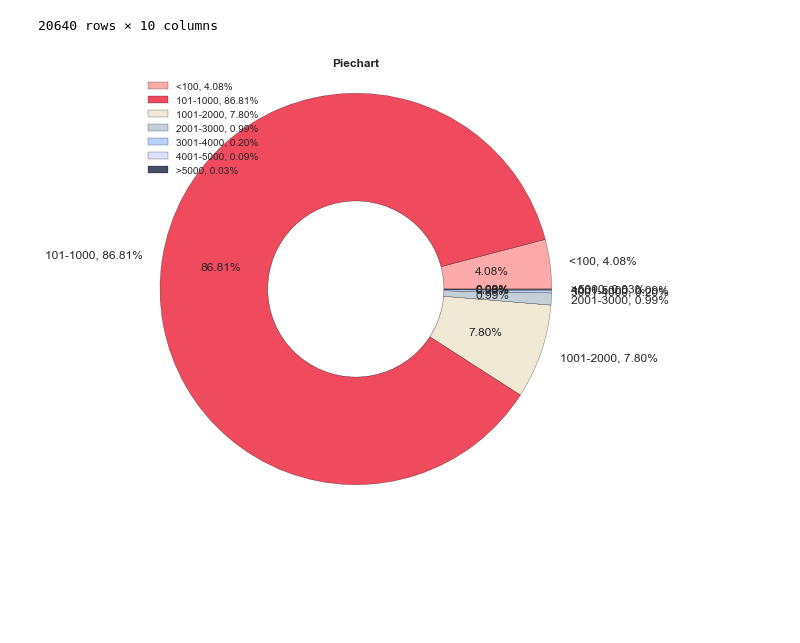
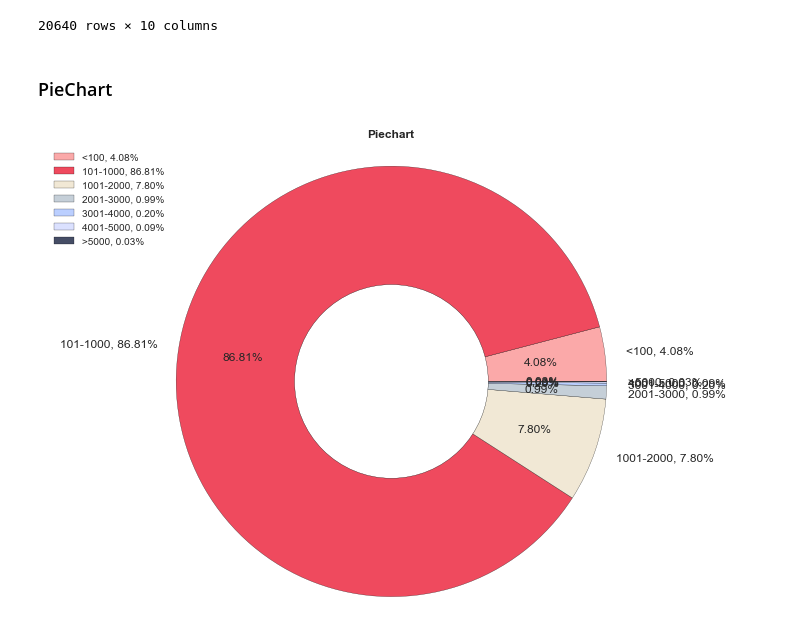
Before and after one commit to EmmanuelAjibokun/Housing-Price-Prediction, a Jupyter notebook: Housing Price with Data Visualization.ipynb, the cells around one changed output. Drawn from its saved outputs; the diff is of its cells as text; code cells hidden in the pictures; blank space fills up the shorter version.

Commit message:
barchart visualization

```diff
--- a/Housing Price with Data Visualization.ipynb
+++ b/Housing Price with Data Visualization.ipynb
@@ -177,40 +177,42 @@ sort_by_bedrooms
 | 13139 | -121.44 | 38.43 | 3.0 | 39320.0 | 6210.0 | 16305.0 | 5358.0 | ... |
 | 9880 | -121.79 | 36.64 | 11.0 | 32627.0 | 6445.0 | 28566.0 | 6082.0 | ... |
 20640 rows × 10 columns
-# %%
-# group total_bedrooms rows in ranges
-
-largest = housing.loc[(housing["total_bedrooms"] > 5000) & (housing["total_bedrooms"] <= housing["total_bedrooms"].max())].count()[0]
-semi_large = housing.loc[(housing["total_bedrooms"] > 4000) & (housing["total_bedrooms"] <= 5000)].count()[0]
-lower_semi_large = housing.loc[(housing["total_bedrooms"] > 3000) & (housing["total_bedrooms"] < 4000)].count()[0]
-mid = housing.loc[(housing["total_bedrooms"] > 2000) & (housing["total_bedrooms"] <= 3000)].count()[0]
-semi_mid = housing.loc[(housing["total_bedrooms"] > 1000) & (housing["total_bedrooms"] <= 2000)].count()[0]
-lower_semi_mid = housing.loc[(housing["total_bedrooms"] > 100) & (housing["total_bedrooms"] <= 1000)].count()[0]
-smallest = housing.loc[(housing["total_bedrooms"] >= 0) & (housing["total_bedrooms"] <= 100)].count()[0]
-
-bedrooms = [smallest, lower_semi_mid, semi_mid, mid, lower_semi_large, semi_large, largest]
-total = 0
-for ele in range(0, len(bedrooms)):
-    total = total + bedrooms[ele]
-
-labels = ["<100", "101-1000", "1001-2000", "2001-3000", "3001-4000", "4001-5000", ">5000"]
-colors = ["#FA9494", "#EB1D36", "#EEE3CB", "#B7C4CF", "#AAC4FF", "#D2DAFF", "#16213E"]
-
-# plot donut piechart
-
-## plot title
-plt.title("Piechart", fontweight = "bold", fontfamily = "sans-serif")
-plt.subplots_adjust(2,2,5,5)
-
-## labels
-labels = [f"{l}, {(s / total) * 100:0.2f}%" for l, s in zip(labels, bedrooms)]
-
-plt.pie(bedrooms, labels = labels, colors = colors, autopct = '%.2f%%', pctdistance = 0.7, wedgeprops = dict(alpha = 0.8, edgecolor = "black"), textprops = {"fontsize": 12})
-center_circle = plt.Circle((0, 0), 0.45, fc = "white", edgecolor = "black")
-plt.gcf().gca().add_artist(center_circle)
-plt.axis("equal")
-plt.legend(labels, loc = "upper left")
-
-plt.show()
-# %% [output]
-[figure, removed]
+# %% [markdown]
+### PieChart
+# %%
+# group total_bedrooms rows in ranges
+
+largest = housing.loc[(housing["total_bedrooms"] > 5000) & (housing["total_bedrooms"] <= housing["total_bedrooms"].max())].count()[0]
+semi_large = housing.loc[(housing["total_bedrooms"] > 4000) & (housing["total_bedrooms"] <= 5000)].count()[0]
+lower_semi_large = housing.loc[(housing["total_bedrooms"] > 3000) & (housing["total_bedrooms"] < 4000)].count()[0]
+mid = housing.loc[(housing["total_bedrooms"] > 2000) & (housing["total_bedrooms"] <= 3000)].count()[0]
+semi_mid = housing.loc[(housing["total_bedrooms"] > 1000) & (housing["total_bedrooms"] <= 2000)].count()[0]
+lower_semi_mid = housing.loc[(housing["total_bedrooms"] > 100) & (housing["total_bedrooms"] <= 1000)].count()[0]
+smallest = housing.loc[(housing["total_bedrooms"] >= 0) & (housing["total_bedrooms"] <= 100)].count()[0]
+
+bedrooms = [smallest, lower_semi_mid, semi_mid, mid, lower_semi_large, semi_large, largest]
+total = 0
+for ele in range(0, len(bedrooms)):
+    total = total + bedrooms[ele]
+
+labels = ["<100", "101-1000", "1001-2000", "2001-3000", "3001-4000", "4001-5000", ">5000"]
+colors = ["#FA9494", "#EB1D36", "#EEE3CB", "#B7C4CF", "#AAC4FF", "#D2DAFF", "#16213E"]
+
+# plot donut piechart
+
+## plot title
+plt.title("Piechart", fontweight = "bold", fontfamily = "sans-serif")
+plt.subplots_adjust(0.8,0.8,2,2)
+
+## labels
+label = [f"{l}, {(s / total) * 100:0.2f}%" for l, s in zip(labels, bedrooms)]
+
+plt.pie(bedrooms, labels = label, colors = colors, autopct = '%.2f%%', pctdistance = 0.7, wedgeprops = dict(alpha = 0.8, edgecolor = "black"), textprops = {"fontsize": 12})
+center_circle = plt.Circle((0, 0), 0.45, fc = "white", edgecolor = "black")
+plt.gcf().gca().add_artist(center_circle)
+plt.axis("equal")
+plt.legend(label, loc = "upper left")
+
+plt.show()
+# %% [output]
+[figure, added]
```
Also changed, not shown: parts of 6 cells of this notebook.
